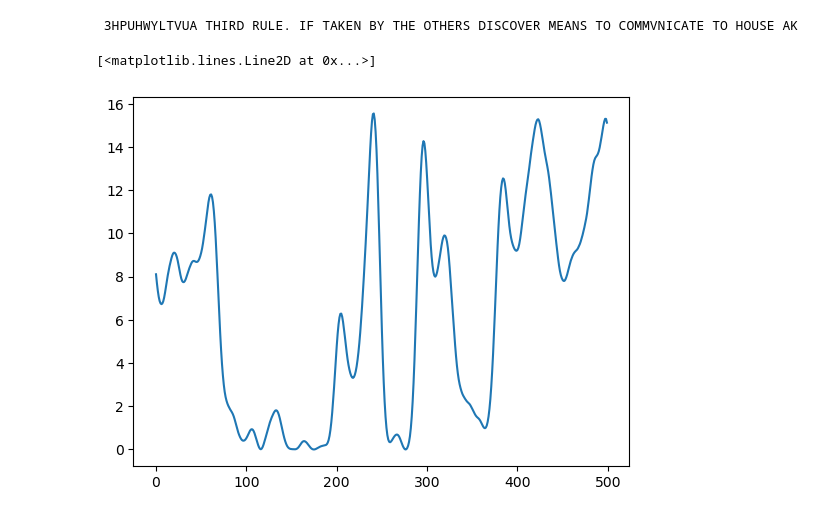
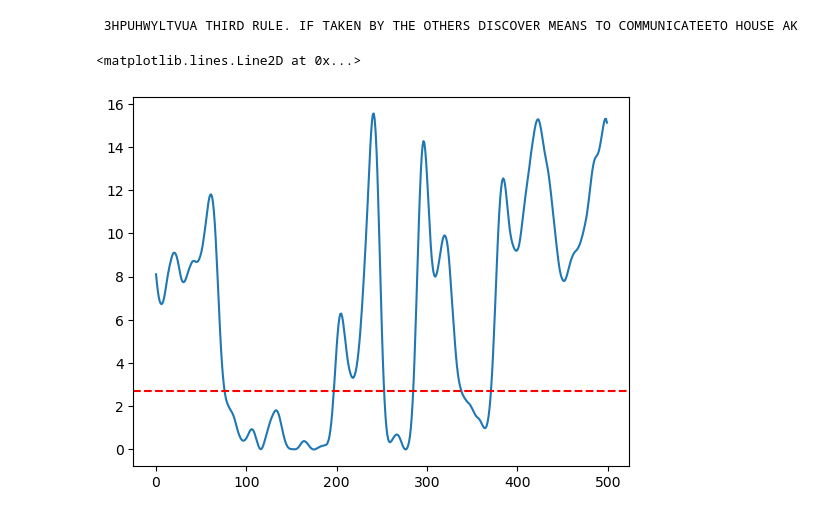
Before and after one commit to DanDan0101/morse, a Jupyter notebook: debug.ipynb, the cells around one changed output. Drawn from its saved outputs; the diff is of its cells as text; code cells hidden in the pictures.

```diff
--- a/debug.ipynb
+++ b/debug.ipynb
@@ -10,15 +10,16 @@ rate, data = read(file)
 data = data.mean(axis = 1) # Convert stereo to mono
 F = detect_frequency(data, rate)
 S = spectrogram(data, rate, F)
-signal = S > S.mean() * 0.75
+signal = S > S.mean() * 0.5
 morse = parse(signal, rate)
 message = decode(morse)
 
 print(message)
 # %% [output]
- 3HPUHWYLTVUA THIRD RULE. IF TAKEN BY THE OTHERS DISCOVER MEANS TO COMMVNICATE TO HOUSE AK
+ 3HPUHWYLTVUA THIRD RULE. IF TAKEN BY THE OTHERS DISCOVER MEANS TO COMMUNICATEETO HOUSE AK
 # %%
 plt.plot(S[28000:28500])
+plt.axhline(S.mean() * 0.5, color = "red", linestyle = "--")
 # %% [output]
-[<matplotlib.lines.Line2D at 0x...>]
+<matplotlib.lines.Line2D at 0x...>
-[figure, old version]
+[figure, new version]
```
Also changed, not shown: 2 other files.
